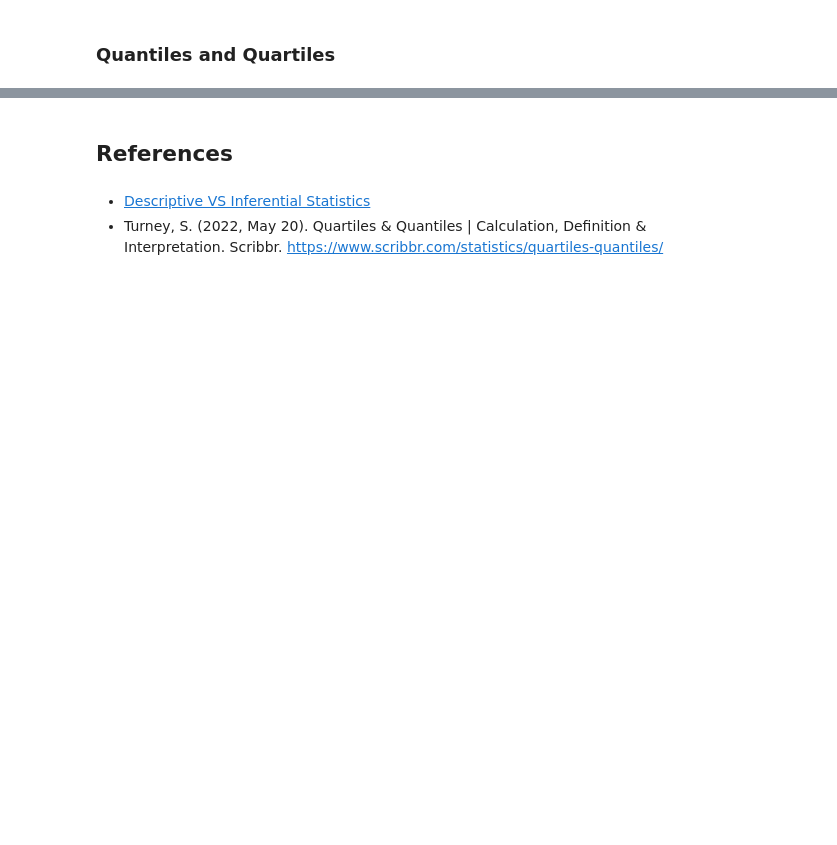
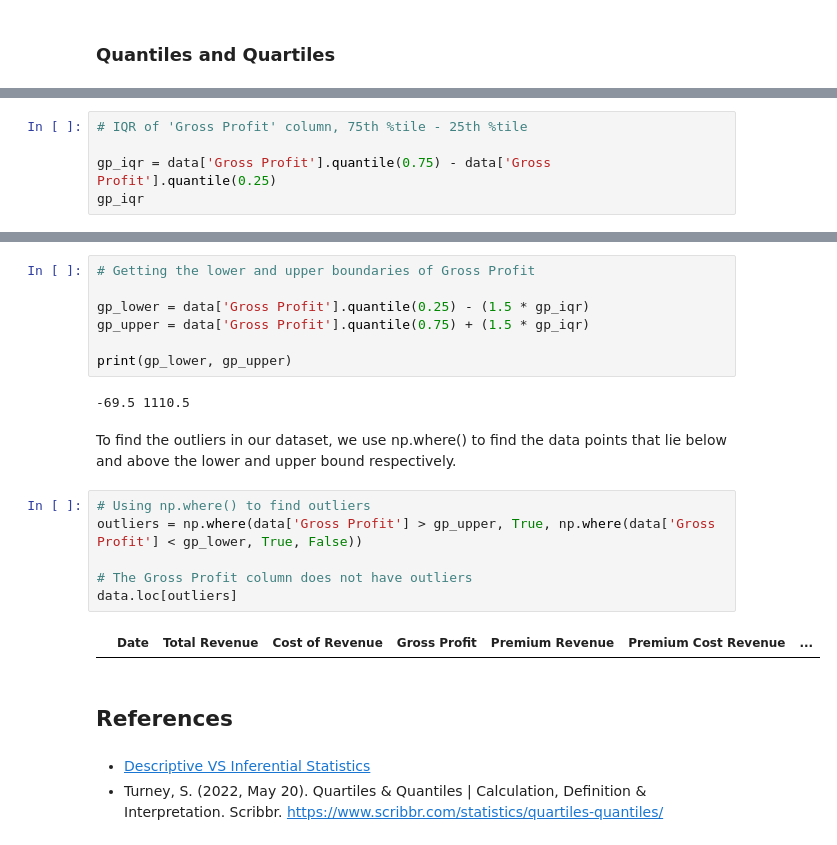
Before and after one commit to ssim3/everything-data, a Jupyter notebook: Into to Statistics/Intro to Statistics.ipynb, the cells around one changed output, grey strips where cells are left out. Saved outputs shown, nothing was run; the diff lists cells and outputs as text; blank space fills up the shorter version.

Commit message:
Outliers

```diff
--- a/Into to Statistics/Intro to Statistics.ipynb
+++ b/Into to Statistics/Intro to Statistics.ipynb
@@ -254,0 +272,5 @@ The interquartile range (IQR) is a statistical measure that can be used to ident
+# %%
+# IQR of 'Gross Profit' column, 75th %tile - 25th %tile
+
+gp_iqr = data['Gross Profit'].quantile(0.75) - data['Gross Profit'].quantile(0.25)
+gp_iqr
@@ -255,3 +293,22 @@ The interquartile range (IQR) is a statistical measure that can be used to ident
+# %%
+# Getting the lower and upper boundaries of Gross Profit
+
+gp_lower = data['Gross Profit'].quantile(0.25) - (1.5 * gp_iqr)
+gp_upper = data['Gross Profit'].quantile(0.75) + (1.5 * gp_iqr)
+
+print(gp_lower, gp_upper)
+# %% [output]
+-69.5 1110.5
+# %% [markdown]
+To find the outliers in our dataset, we use np.where() to find the data points that lie below and above the lower and upper bound respectively.
+# %%
+# Using np.where() to find outliers
+outliers = np.where(data['Gross Profit'] > gp_upper, True, np.where(data['Gross Profit'] < gp_lower, True, False))
+
+# The Gross Profit column does not have outliers
+data.loc[outliers]
+# %% [output]
+|  | Date | Total Revenue | Cost of Revenue | Gross Profit | Premium Revenue | Premium Cost Revenue | ... |
 # %% [markdown]
 ## References
 # %% [markdown]
```
Also changed, not shown: parts of 38 cells of this notebook.
